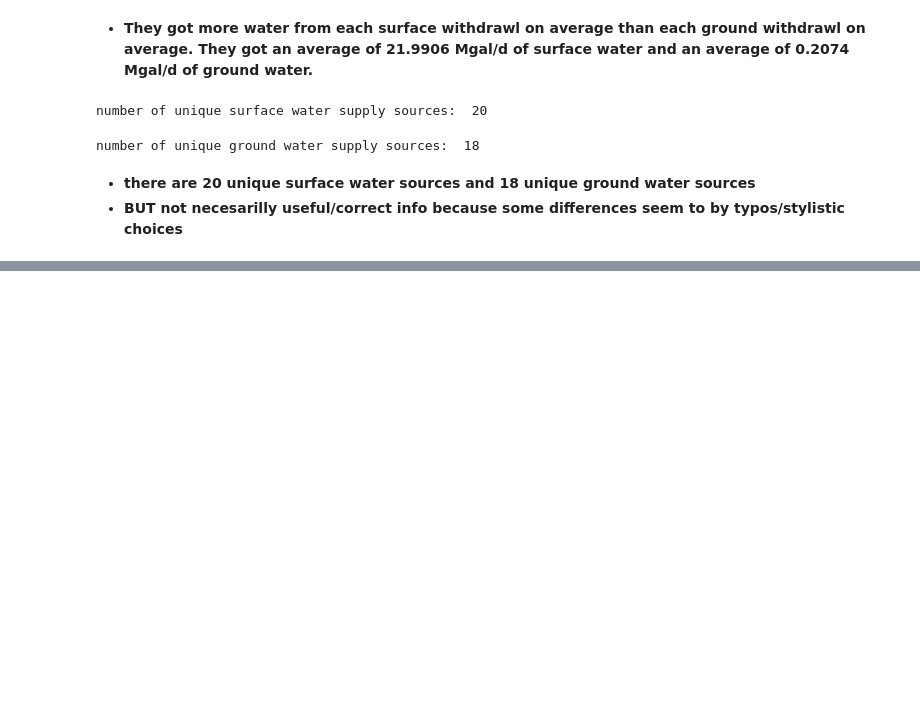
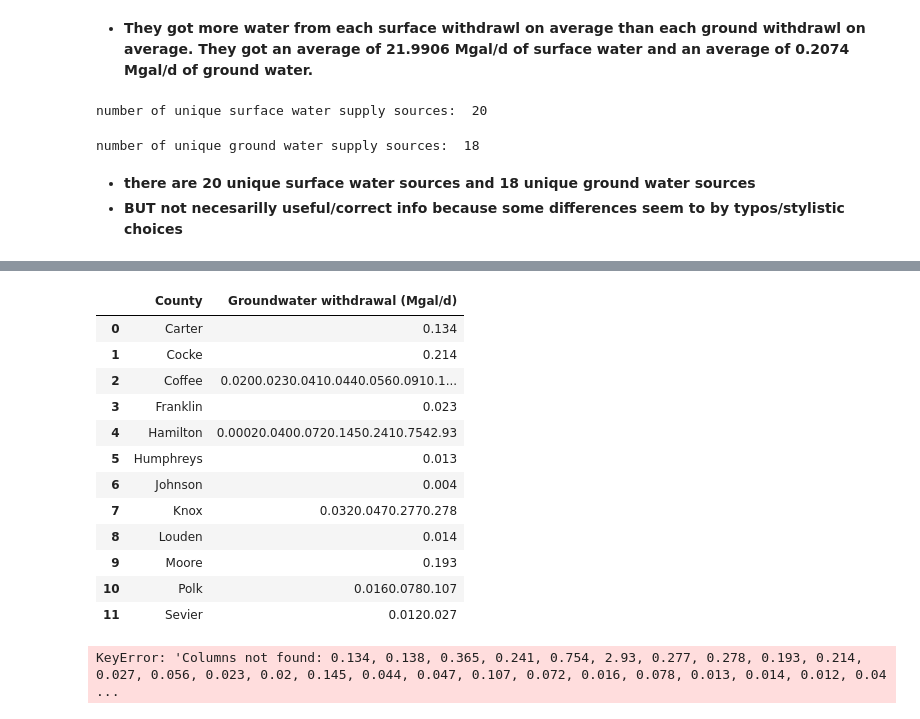
Before and after one commit to miab199/gwc-water, a Jupyter notebook: mia_water_trends.ipynb, the cells around one changed output, grey strips where cells are left out. Saved outputs shown, nothing was run; the diff lists cells and outputs as text; code cells hidden in the pictures; blank space fills up the shorter version.

```diff
--- a/mia_water_trends.ipynb
+++ b/mia_water_trends.ipynb
@@ -136,0 +157,52 @@ next:
+# %%
+df_grouped
+# %% [output]
+|  | County | Groundwater withdrawal (Mgal/d) |
+| 0 | Carter | 0.134 |
+| 1 | Cocke | 0.214 |
+| 2 | Coffee | 0.0200.0230.0410.0440.0560.0910.1... |
+| 3 | Franklin | 0.023 |
+| 4 | Hamilton | 0.00020.0400.0720.1450.2410.7542.93 |
+| 5 | Humphreys | 0.013 |
+| 6 | Johnson | 0.004 |
+| 7 | Knox | 0.0320.0470.2770.278 |
+| 8 | Louden | 0.014 |
+| 9 | Moore | 0.193 |
+| 10 | Polk | 0.0160.0780.107 |
+| 11 | Sevier | 0.0120.027 |
+# %%
+data = {
+    'County': ['Anderson', 'Bradley', 'Carter', 'Cocke', 'Coffee', 'Coffee', 'Franklin', 'Greene', 'Hamilton'],
+    'Groundwater_withdrawal': [0.524, 0.0, 0.134, 0.214, 0.020, 0.023, 0.023, 0.0, 0.0002]
+}
+df = pd.DataFrame(data)
+
+GroundW = pd.to_numeric(df_ground["Groundwater withdrawal (Mgal/d)"])
+
+
+# # 2. Aggregate data by County (Summing multiple entries for one county, like Coffee)
+df_grouped = df_ground.groupby('County')[GroundW].sum().reset_index()
+
+# # # 3. Load Tennessee County Boundaries (GeoJSON)
+# # # You can find TN county GeoJSONs from sources like the US Census or TN GIS portals
+# tn_map_url = "https://raw.githubusercontent.com/miab199/gwc-water/refs/heads/main/TN_counties_2016.csv"
+# tn_gdf = gpd.read_file(tn_map_url)
+
+# # # 4. Merge the geographic data with your water data
+# # # Note: Ensure county names match (e.g., "Hamilton" in both datasets)
+# merged = tn_gdf.merge(df_grouped, left_on='NAME', right_on='County', how='left')
+
+# # # 5. Plot the Choropleth Map
+# fig, ax = matplt.subplots(1, 1, figsize=(12, 8))
+# merged.plot(column='Groundwater withdrawal (Mgal/d)',
+#             ax=ax,
+#             legend=True,
+#             cmap='Blues')
+#             # missing_kwds={'color': 'lightgrey'}, # Counties with no data
+#             # legend_kwds={'label': "Groundwater Withdrawal (Mgal/d)"})
+
+# ax.set_title("Self-Supplied Industrial Groundwater Use by Tennessee County", fontsize=15)
+# ax.axis('off')
+# # matplotlib.pyplot.show()
+# %% [output]
+KeyError: 'Columns not found: 0.134, 0.138, 0.365, 0.241, 0.754, 2.93, 0.277, 0.278, 0.193, 0.214, 0.027, 0.056, 0.023, 0.02, 0.145, 0.044, 0.047, 0.107, 0.072, 0.016, 0.078, 0.013, 0.014, 0.012, 0.04 ...
```
Also changed, not shown: parts of 5 cells of this notebook.
